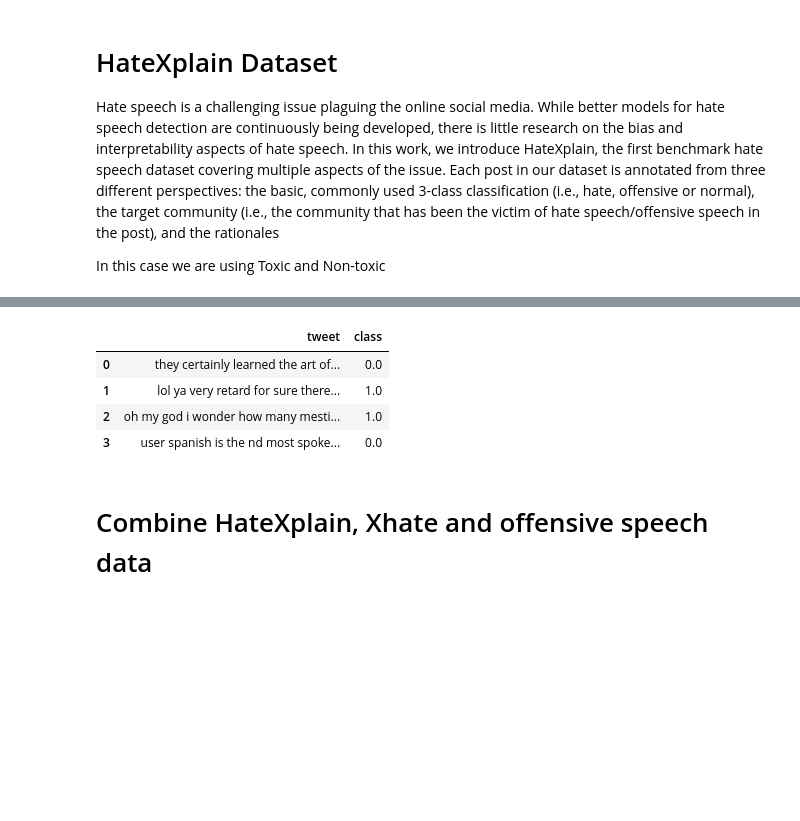
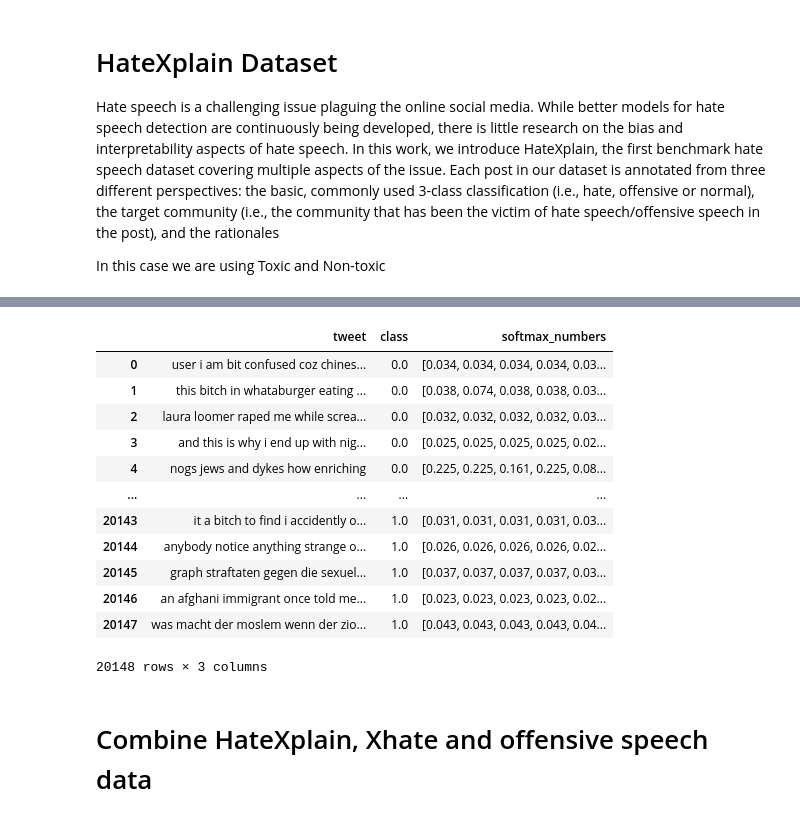
Before and after one commit to machlovi/Spock-paper, a Jupyter notebook: HateXplain_spock-2_PS.ipynb, the cells around one changed output, grey strips where cells are left out. Drawn from its saved outputs; the diff is of its cells as text; code cells hidden in the pictures; blank space fills up the shorter version.

```diff
--- a/HateXplain_spock-2_PS.ipynb
+++ b/HateXplain_spock-2_PS.ipynb
@@ -324,21 +379,32 @@ In this case we are using Toxic and Non-toxic
+# %%
+dataframe=dataframe[['tweet','class','softmax_numbers']]
+dataframe
+# %% [output]
+|  | tweet | class | softmax_numbers |
+| 0 | user i am bit confused coz chines... | 0.0 | [0.034, 0.034, 0.034, 0.034, 0.03... |
+| 1 | this bitch in whataburger eating ... | 0.0 | [0.038, 0.074, 0.038, 0.038, 0.03... |
+| 2 | laura loomer raped me while screa... | 0.0 | [0.032, 0.032, 0.032, 0.032, 0.03... |
+| 3 | and this is why i end up with nig... | 0.0 | [0.025, 0.025, 0.025, 0.025, 0.02... |
+| 4 | nogs jews and dykes how enriching | 0.0 | [0.225, 0.225, 0.161, 0.225, 0.08... |
+| ... | ... | ... | ... |
+| 20143 | it a bitch to find i accidently o... | 1.0 | [0.031, 0.031, 0.031, 0.031, 0.03... |
+| 20144 | anybody notice anything strange o... | 1.0 | [0.026, 0.026, 0.026, 0.026, 0.02... |
+| 20145 | graph straftaten gegen die sexuel... | 1.0 | [0.037, 0.037, 0.037, 0.037, 0.03... |
+| 20146 | an afghani immigrant once told me... | 1.0 | [0.023, 0.023, 0.023, 0.023, 0.02... |
+| 20147 | was macht der moslem wenn der zio... | 1.0 | [0.043, 0.043, 0.043, 0.043, 0.04... |
+20148 rows × 3 columns
 # %%
-# HateXplain Dataset
-HateXplain = pd.read_csv('/home/naseem_fordham/Spock-paper/data/Hate_Xplain.csv')
-HateXplain["label"] = HateXplain["label"].apply(lambda x: 1.0 if x in ["hatespeech", "offensive"] else 0.0)
+# # HateXplain Dataset converting into binary class
+# HateXplain = pd.read_csv('/home/naseem_fordham/Spock-paper/data/Hate_Xplain.csv')
 # HateXplain["label"] = HateXplain["label"].apply(lambda x: 1.0 if x in ["hatespeech", "offensive"] else 0.0)
+# # HateXplain["label"] = HateXplain["label"].apply(lambda x: 1.0 if x in ["hatespeech", "offensive"] else 0.0)
 
-HateXplain["text"] = HateXplain["text"].apply(lambda x : text_preprocessing(x))
-HateXplain = HateXplain.sample(frac = 1).reset_index(drop = True)
-HateXplain.rename(columns={"text":"tweet","label":"class"},inplace=True)
-dataframe=HateXplain
-dataframe['class'].unique()
-dataframe.head(4)
+# HateXplain["text"] = HateXplain["text"].apply(lambda x : text_preprocessing(x))
+# HateXplain = HateXplain.sample(frac = 1).reset_index(drop = True)
+# HateXplain.rename(columns={"text":"tweet","label":"class"},inplace=True)
+# dataframe=HateXplain
+# dataframe['class'].unique()
+# dataframe.head(4)
-# %% [output]
-|  | tweet | class |
-| 0 | they certainly learned the art of... | 0.0 |
-| 1 | lol ya very retard for sure there... | 1.0 |
-| 2 | oh my god i wonder how many mesti... | 1.0 |
-| 3 | user spanish is the nd most spoke... | 0.0 |
 # %%
 # df_hate_combine=pd.concat([df_hate,df_hate2]).reset_index(drop=True)
 # df_nonhat_combine=pd.concat([df_peace,df_nonhate2]).reset_index(drop=True)
```
Also changed, not shown: parts of 37 cells of this notebook.
